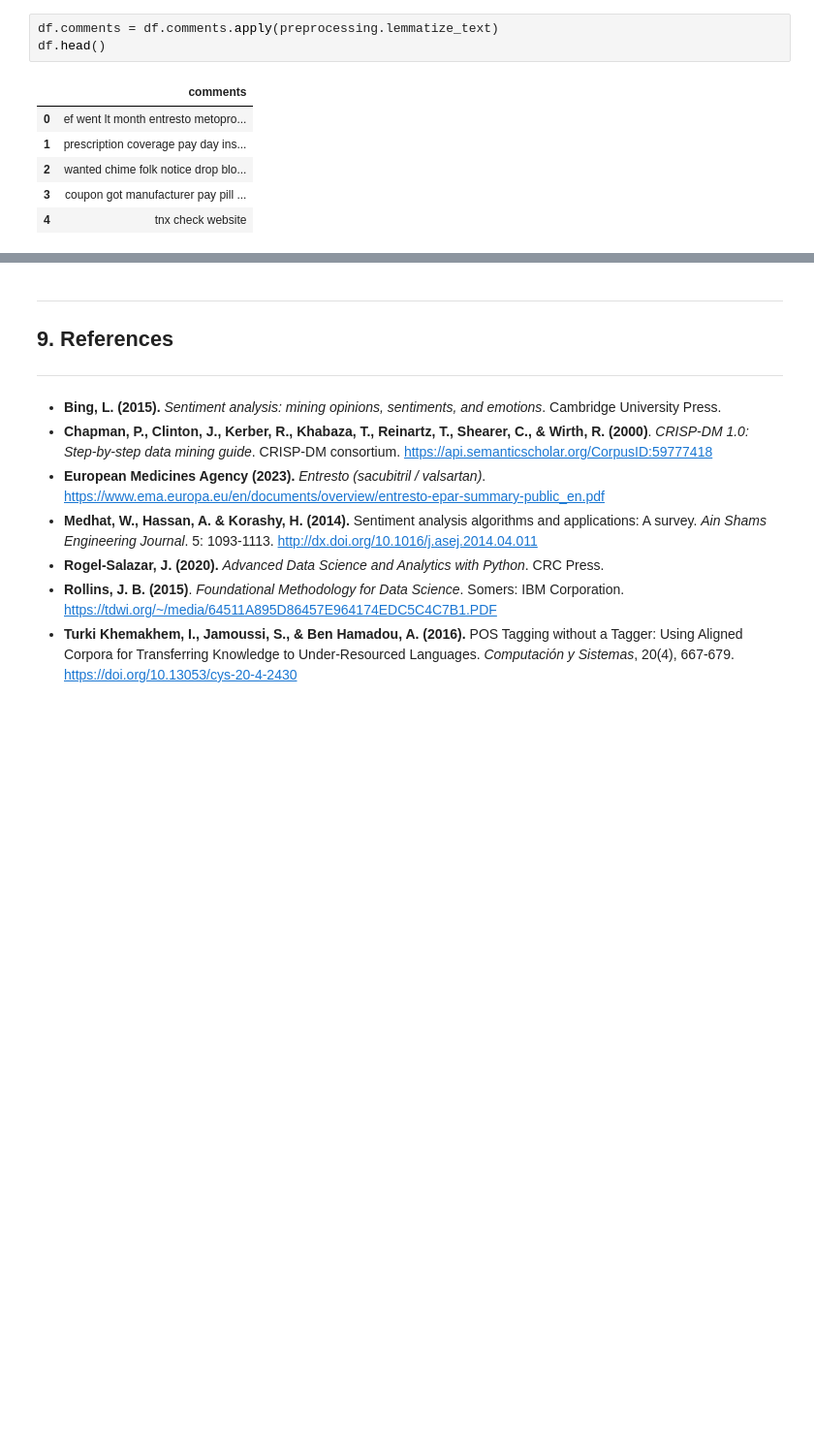
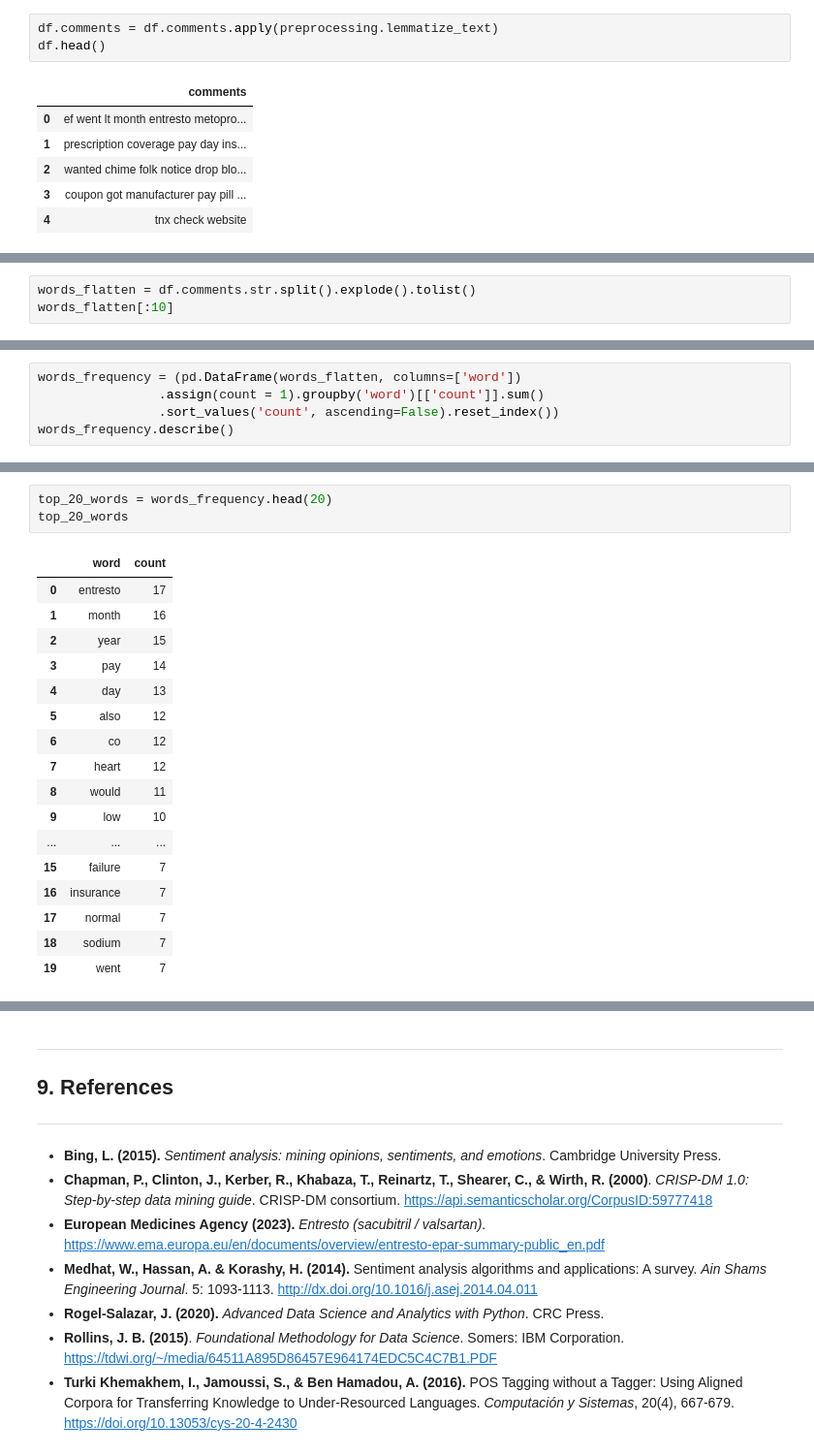
Before and after one commit to DanielEduardoLopez/SentimentAnalysisEntresto, a Jupyter notebook: notebooks/SentimentAnalysisEntresto.ipynb, the cells around one changed output, grey strips where cells are left out. Shown at 97% size. Drawn from its saved outputs; the diff is of its cells as text; blank space fills up the shorter version.

```diff
--- a/notebooks/SentimentAnalysisEntresto.ipynb
+++ b/notebooks/SentimentAnalysisEntresto.ipynb
@@ -431,0 +477,3 @@ df.head()
+# %%
+words_flatten = df.comments.str.split().explode().tolist()
+words_flatten[:10]
@@ -431,0 +503,5 @@ df.head()
+# %%
+words_frequency = (pd.DataFrame(words_flatten, columns=['word'])
+                .assign(count = 1).groupby('word')[['count']].sum()
+                .sort_values('count', ascending=False).reset_index())
+words_frequency.describe()
@@ -431,0 +535,21 @@ df.head()
+# %%
+top_20_words = words_frequency.head(20)
+top_20_words
+# %% [output]
+|  | word | count |
+| 0 | entresto | 17 |
+| 1 | month | 16 |
+| 2 | year | 15 |
+| 3 | pay | 14 |
+| 4 | day | 13 |
+| 5 | also | 12 |
+| 6 | co | 12 |
+| 7 | heart | 12 |
+| 8 | would | 11 |
+| 9 | low | 10 |
+| ... | ... | ... |
+| 15 | failure | 7 |
+| 16 | insurance | 7 |
+| 17 | normal | 7 |
+| 18 | sodium | 7 |
+| 19 | went | 7 |
```
Also changed, not shown: parts of 21 cells of this notebook.
